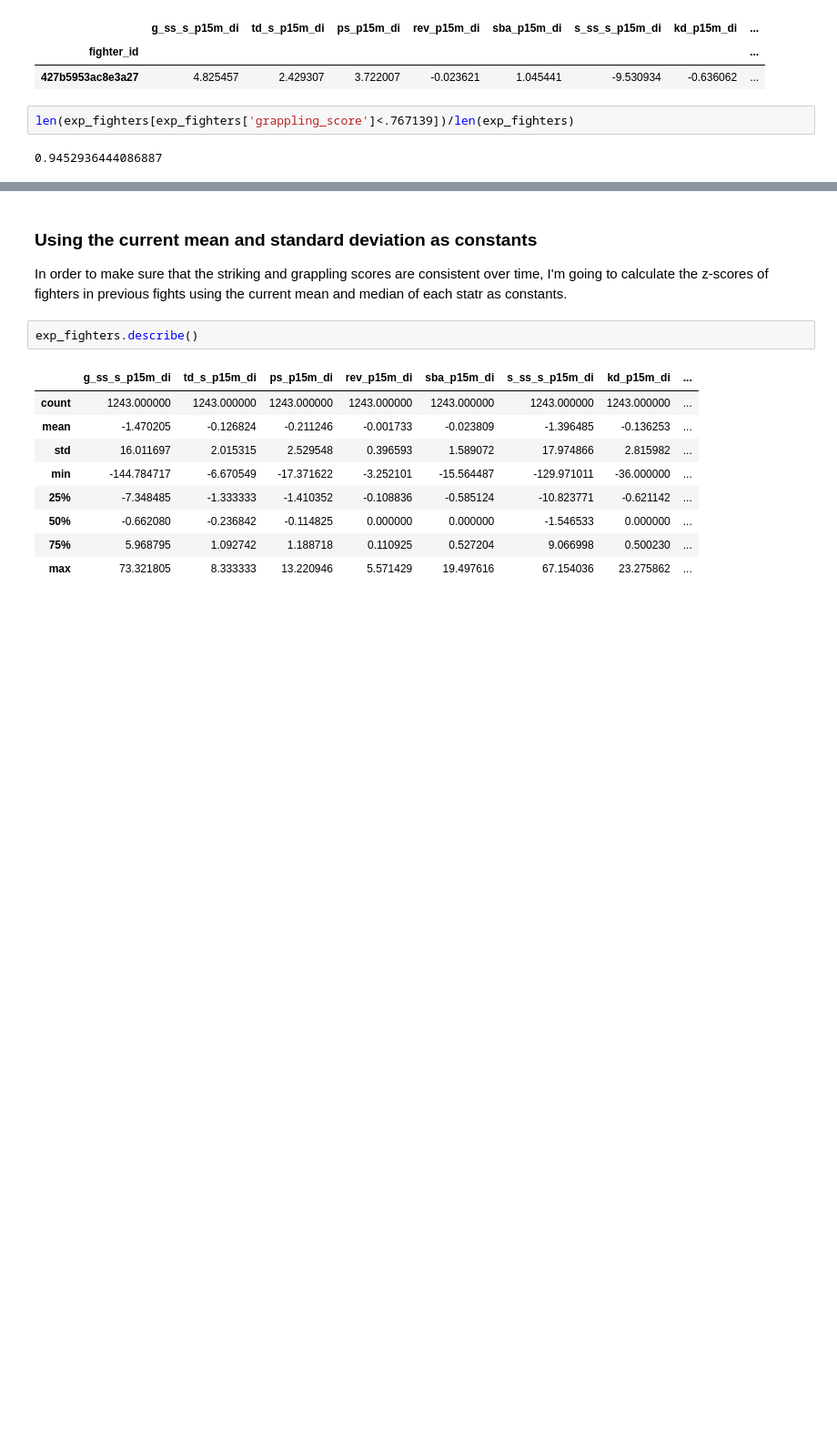
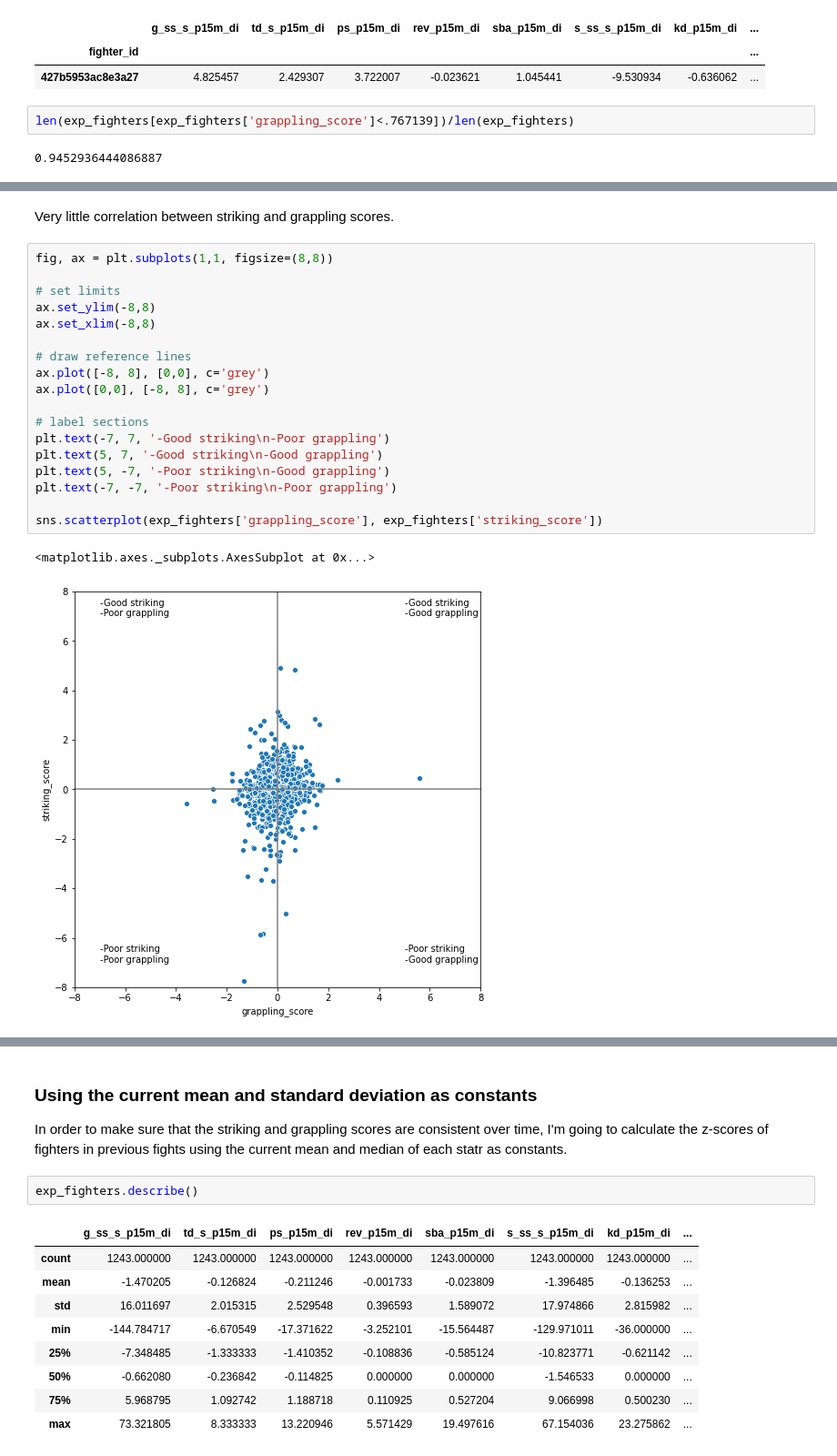
Before and after one commit to mesterhammerfic/match_finder, a Jupyter notebook: notebooks/01_feature_engineering/05_categorizing_styles.ipynb, the cells around one changed output, grey strips where cells are left out. Shown: that part at 91% size. Saved outputs shown, nothing was run; the diff lists cells and outputs as text; blank space fills up the shorter version.

Commit message:
worked on striking/grappling accuracy

```diff
--- a/notebooks/01_feature_engineering/05_categorizing_styles.ipynb
+++ b/notebooks/01_feature_engineering/05_categorizing_styles.ipynb
@@ -581,0 +318,23 @@ exp_fighters_2011.describe() - exp_fighters.describe()
+# %% [markdown]
+Very little correlation between striking and grappling scores.
+# %%
+fig, ax = plt.subplots(1,1, figsize=(8,8))
+
+# set limits
+ax.set_ylim(-8,8)
+ax.set_xlim(-8,8)
+
+# draw reference lines
+ax.plot([-8, 8], [0,0], c='grey')
+ax.plot([0,0], [-8, 8], c='grey')
+
+# label sections
+plt.text(-7, 7, '-Good striking\n-Poor grappling')
+plt.text(5, 7, '-Good striking\n-Good grappling')
+plt.text(5, -7, '-Poor striking\n-Good grappling')
+plt.text(-7, -7, '-Poor striking\n-Poor grappling')
+
+sns.scatterplot(exp_fighters['grappling_score'], exp_fighters['striking_score'])
+# %% [output]
+<matplotlib.axes._subplots.AxesSubplot at 0x...>
+[figure, added]
```
Also changed, not shown: parts of 40 cells of this notebook, 2 other files.
